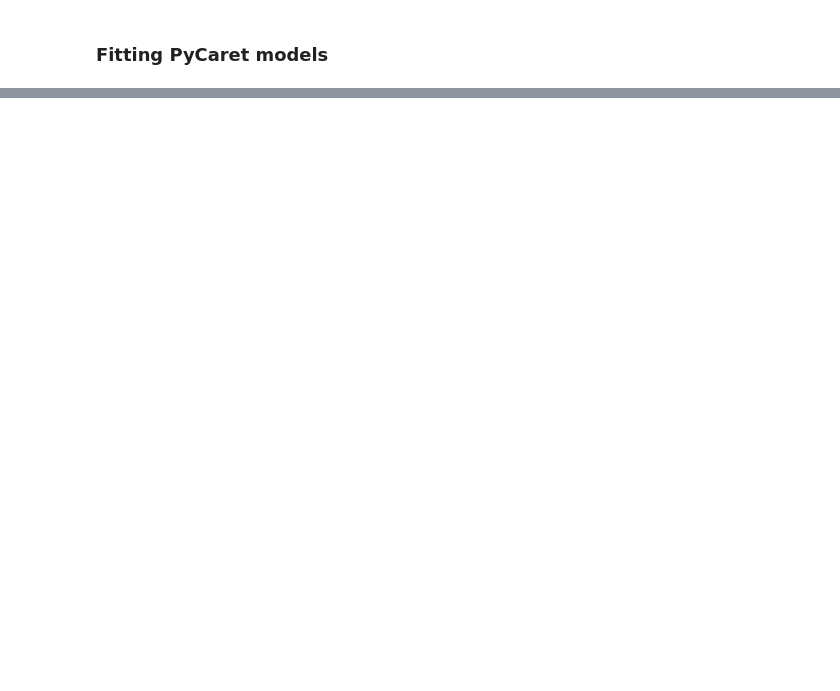
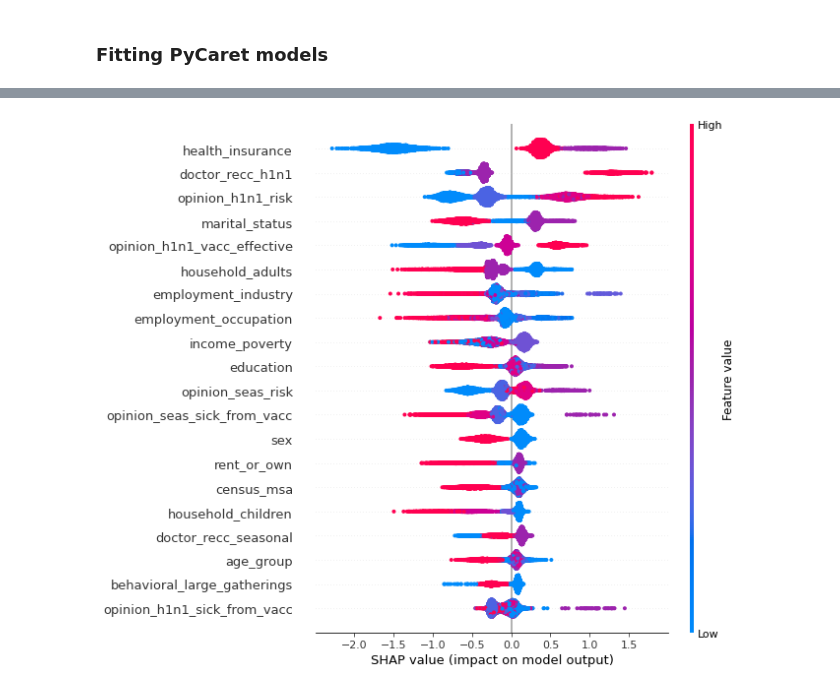
Before and after one commit to EduardoYada/Flu-Shot-Learning, a Jupyter notebook: notebooks/py/pycaret.ipynb, the cells around one changed output, grey strips where cells are left out. Saved outputs shown, nothing was run; the diff lists cells and outputs as text; code cells hidden in the pictures; blank space fills up the shorter version.

```diff
--- a/notebooks/py/pycaret.ipynb
+++ b/notebooks/py/pycaret.ipynb
@@ -63,0 +59,10 @@ df = compare_models()
+# %%
+top10 = compare_models(n_select = 10, sort='AUC')
+# tune top 5 base models
+tuned_top10 = [tune_model(i, optimize='LogLoss') for i in top10]
+# ensemble top 5 tuned models
+#bagged_top5 = [ensemble_model(i) for i in tuned_top5]
+# blend top 5 base models
+#blender = blend_models(estimator_list = top5)
+# select best model
+best = automl(optimize = 'LogLoss')
@@ -63,0 +83,4 @@ df = compare_models()
+# %%
+interpret_model(best)
+# %% [output]
+[figure, added]
```
Also changed, not shown: parts of 6 cells of this notebook, 16 other files.
